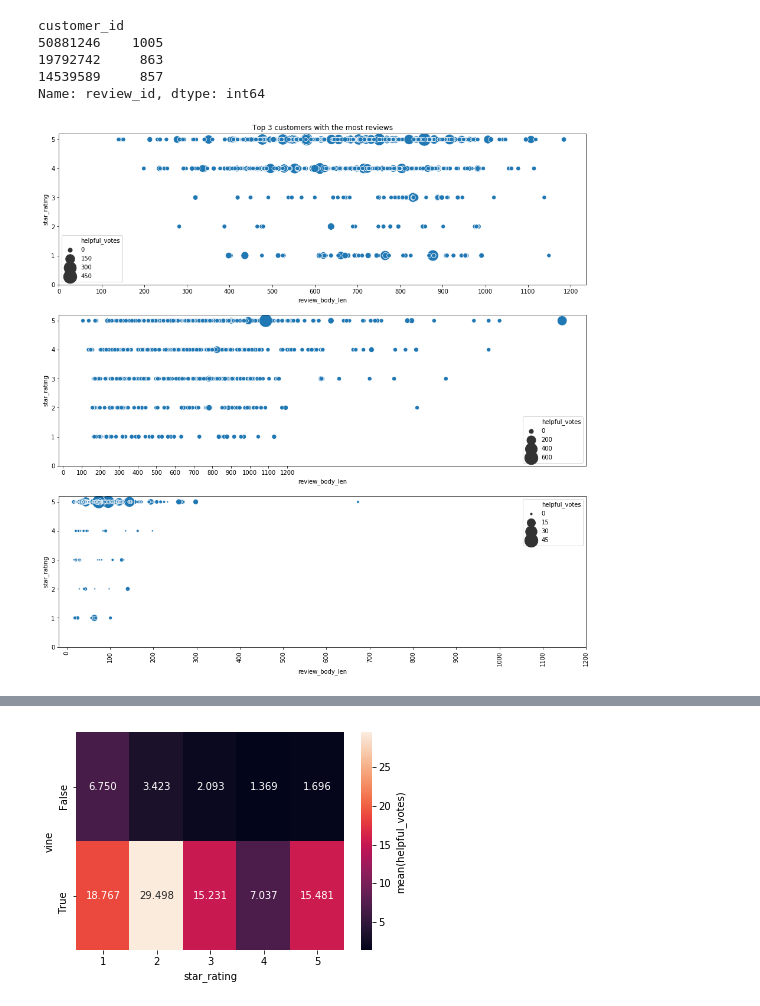
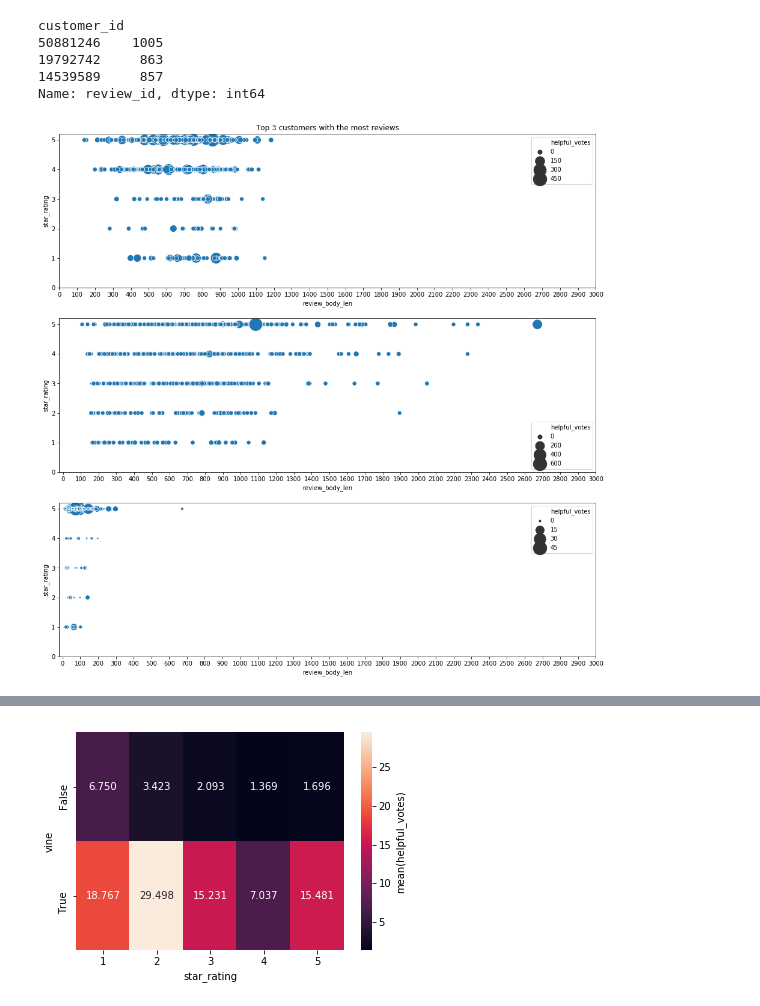
Before and after one commit to ElectricKea/CommunicateFindings_Udacity_Project, a Jupyter notebook: exploration.ipynb, the cells around one changed output, grey strips where cells are left out. Drawn from its saved outputs; the diff is of its cells as text; code cells hidden in the pictures.

```diff
--- a/exploration.ipynb
+++ b/exploration.ipynb
@@ -714,34 +725,34 @@ Name: review_id, dtype: int64
 # %%
 # since there's only three subplots to create, using the full data should be fine.
 plt.figure(figsize = [16, 16])
 # plt.title("Top 3 customers with the most reviews")
 
 # subplot 1: product_category vs vine
 ax = plt.subplot(3, 1, 1)
 plt.title("Top 3 customers with the most reviews")
 data = reviews.loc[reviews['customer_id'].isin(["50881246"])]
 sb.scatterplot(data = data, x = 'review_body_len', y = 'star_rating', size="helpful_votes", sizes=(50, 500),legend="brief") #palette=cmap);
 plt.yticks(np.arange(0, 6, 1))
-plt.xticks(np.arange(0, 1300, 100));
+plt.xticks(np.arange(0, 3100, 100));
 ax.legend(ncol = 1) # re-arrange legend to reduce overlapping
 
 # subplot 2: product_category vs. verified_purchase
 ax = plt.subplot(3, 1, 2)
 data = reviews.loc[reviews['customer_id'].isin(["19792742"])]
 sb.scatterplot(data = data, x = 'review_body_len', y = 'star_rating', size="helpful_votes", sizes=(50, 500),legend="brief") #palette=cmap);
 plt.yticks(np.arange(0, 6, 1))
-plt.xticks(np.arange(0, 1300, 100));
+plt.xticks(np.arange(0, 3100, 100));
 ax.legend(ncol = 1)
 
 # subplot 3: product_category vs. star_rating
 ax = plt.subplot(3, 1, 3)
 data = reviews.loc[reviews['customer_id'].isin(["14539589"])]
 sb.scatterplot(data = data, x = 'review_body_len', y = 'star_rating', size="helpful_votes", sizes=(10, 500),legend="brief") #palette=cmap);
 plt.yticks(np.arange(0, 6, 1))
-plt.xticks(np.arange(0, 1300, 100));
+plt.xticks(np.arange(0, 3100, 100));
 ax.legend(ncol = 1) # re-arrange legend to remove overlapping
 
-plt.xticks(rotation=90)
+# plt.xticks(rotation=90)
 plt.show()
 # %% [output]
-[figure, old version]
+[figure, new version]
```
Also changed, not shown: parts of 25 cells of this notebook, 1 other file.
